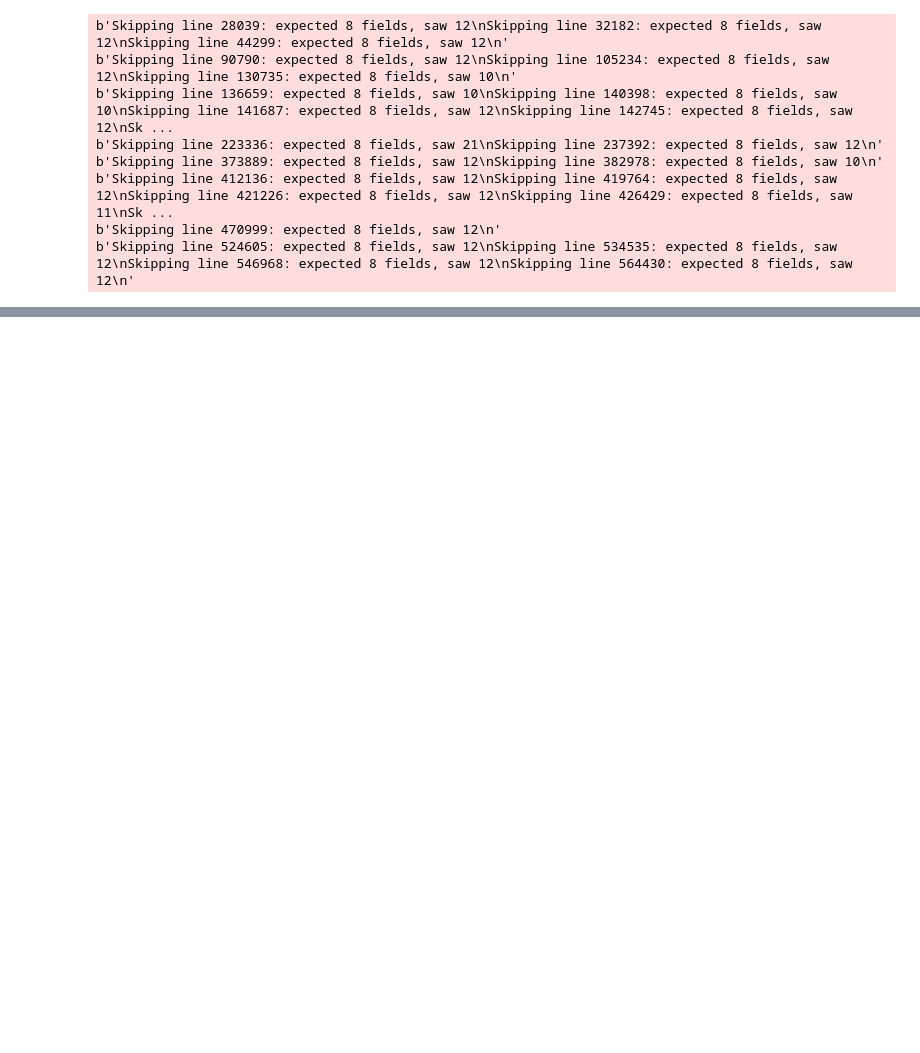
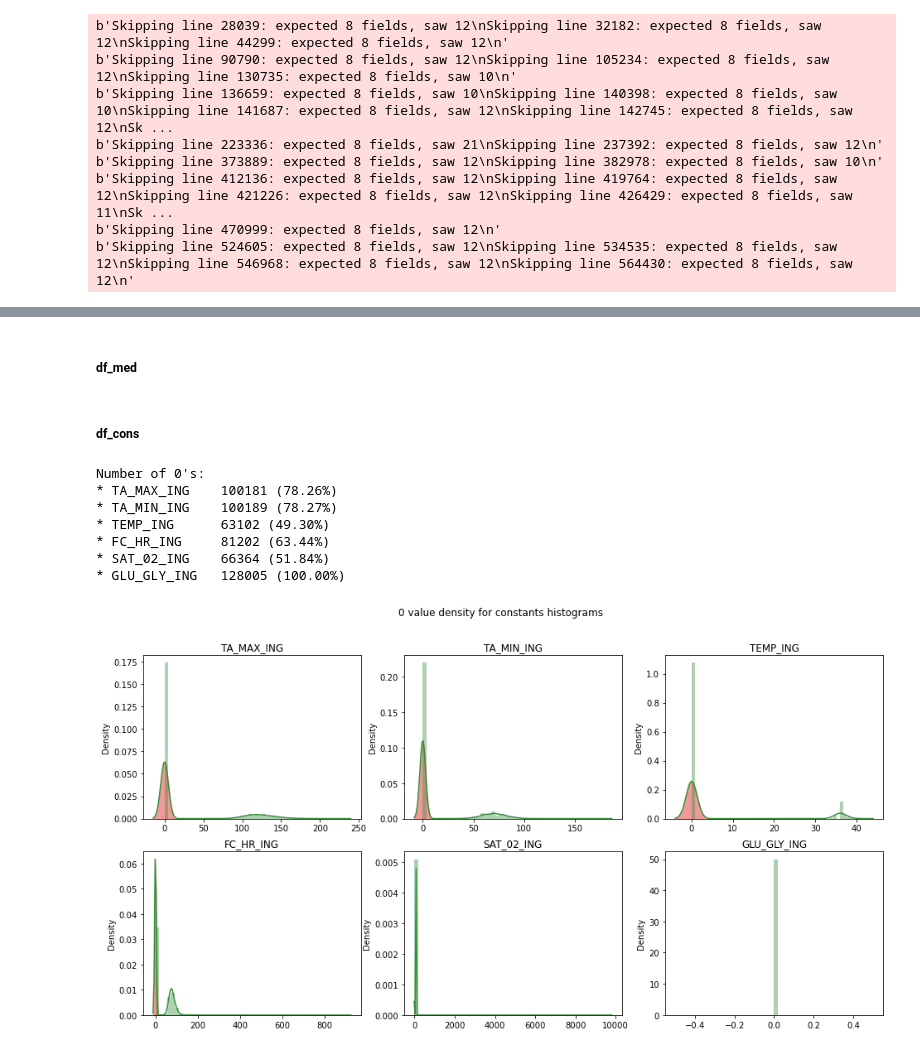
Before and after one commit to unaicarbajo/one-class-covid19, a Jupyter notebook: covid19_prognosis.ipynb, the cells around one changed output, grey strips where cells are left out. Cells and saved outputs as stored; diff of their text form; code cells hidden in the pictures; blank space fills up the shorter version.

Commit message:
'CDSL_O3' and 'CDSL_02' imputation'

```diff
--- a/covid19_prognosis.ipynb
+++ b/covid19_prognosis.ipynb
@@ -63,7 +77,7 @@ df_patient = pd.read_csv(root_folder+'/CDSL_01.csv', sep=';')
 # CDSL_02
 df_med = pd.read_csv(root_folder+'/CDSL_02.csv', sep=';')#, encoding='iso-8859-1')
 # CDSL_03
-df_vital = pd.read_csv(root_folder+'/CDSL_03.csv', sep=';')
+df_cons = pd.read_csv(root_folder+'/CDSL_03.csv', sep=';')
 # CDSL_05 (emergency)
 df_ICD10_emer = pd.read_csv(root_folder+'/CDSL_05.csv', sep=';')
 # CDSL_06  (admission)
@@ -182,0 +177,7 @@ memory usage: 318.5+ KB
+# %%
+#df_cons.info()
+
+# Rename columns
+df_cons.rename(columns={'IDINGRESO':'ID_PATIENT'})
+# Format 'TEMP_ING'
+df_cons['TEMP_ING']=pd.to_numeric(df_cons['TEMP_ING'], errors='coerce')
@@ -271,0 +288,16 @@ Outlier removal.
+# %% [markdown]
+##### df_med
+# %% [markdown]
+##### df_cons
+# %%
+columns_cons = ['TA_MAX_ING', 'TA_MIN_ING', 'TEMP_ING', 'FC_HR_ING', 'SAT_02_ING', 'GLU_GLY_ING']
+plot_zero_relevance(df_cons, columns_cons, 2, 3, '0 value density for constants histograms', verbose=1)
+# %% [output]
+Number of 0's:
+* TA_MAX_ING    100181 (78.26%)
+* TA_MIN_ING    100189 (78.27%)
+* TEMP_ING      63102 (49.30%)
+* FC_HR_ING     81202 (63.44%)
+* SAT_02_ING    66364 (51.84%)
+* GLU_GLY_ING   128005 (100.00%)
+[figure, added]
```
Also changed, not shown: parts of 37 cells of this notebook.
